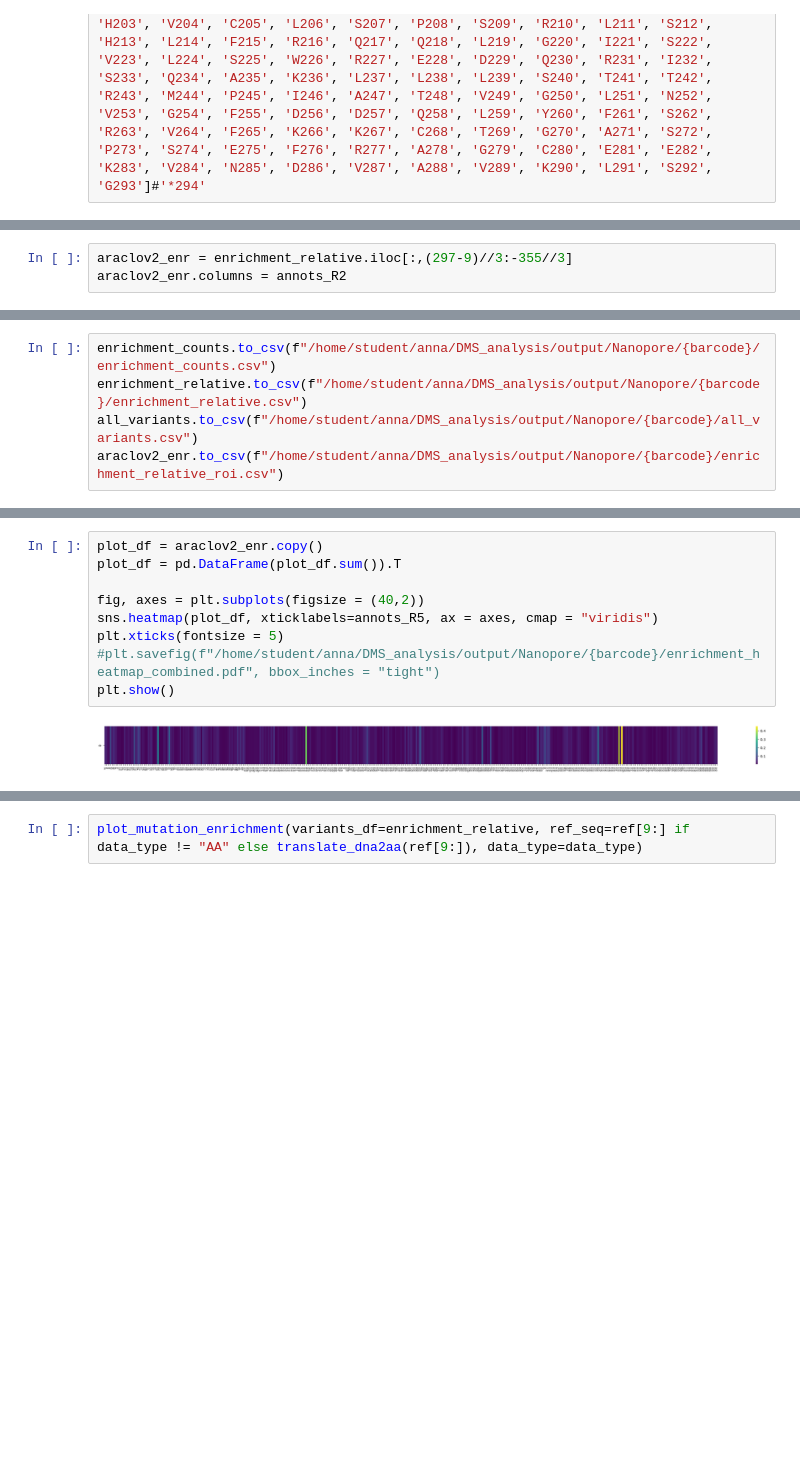
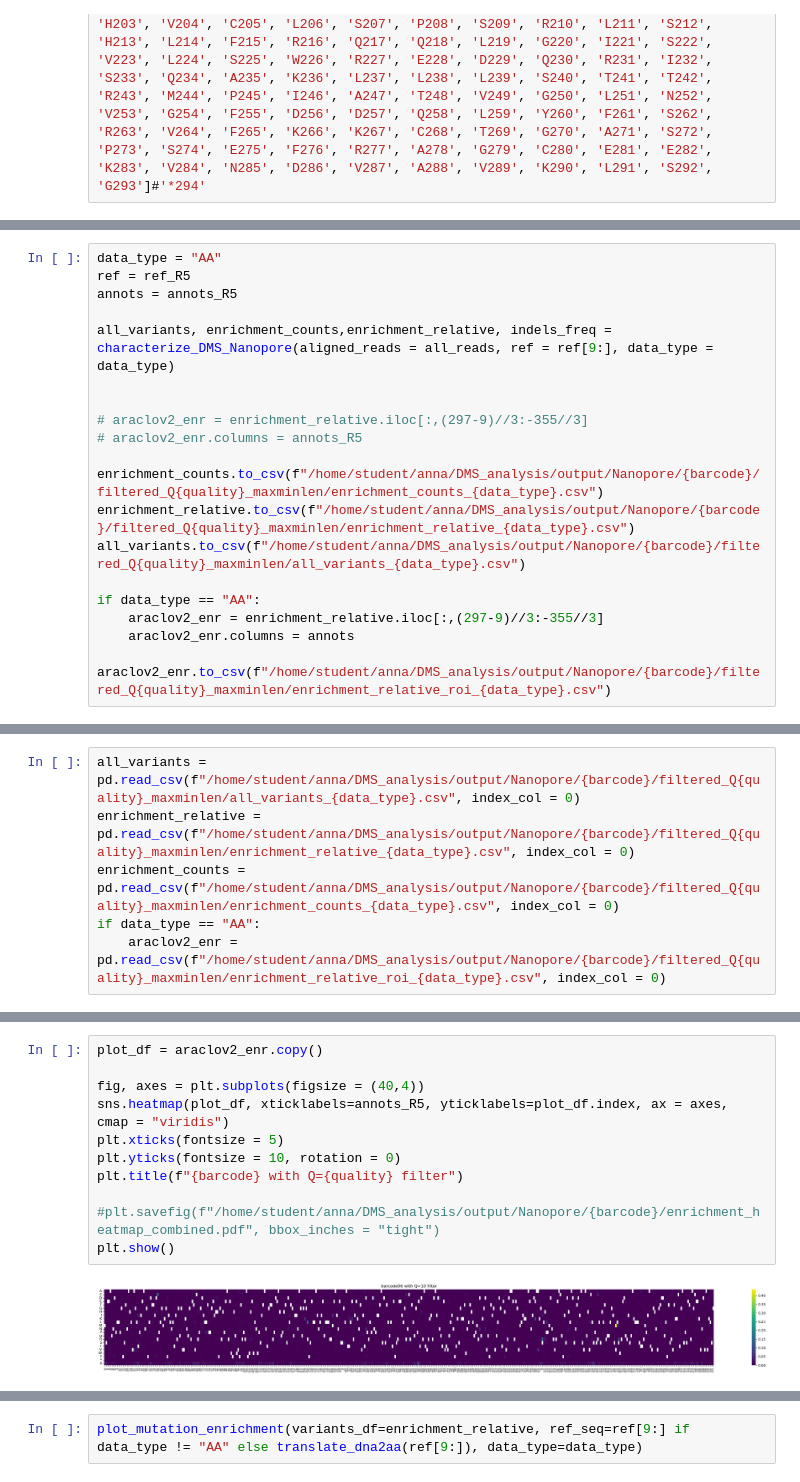
Before and after one commit to AliceHovsepyan/pogo_pance_draft, a Jupyter notebook: Nanopore_analysis.ipynb, the cells around one changed output, grey strips where cells are left out. Drawn from its saved outputs; the diff is of its cells as text; blank space fills up the shorter version.

Commit message:
combine nanopore preprocessing steps

```diff
--- a/Nanopore_analysis.ipynb
+++ b/Nanopore_analysis.ipynb
@@ -109,3 +59,19 @@ all_variants, enrichment_counts,enrichment_relative, indels_freq = characterize_
-# %%
-araclov2_enr = enrichment_relative.iloc[:,(297-9)//3:-355//3]
-araclov2_enr.columns = annots_R2
+# %%
+data_type = "AA"
+ref = ref_R5
+annots = annots_R5
+
+all_variants, enrichment_counts,enrichment_relative, indels_freq = characterize_DMS_Nanopore(aligned_reads = all_reads, ref = ref[9:], data_type = data_type)
+
+
+# araclov2_enr = enrichment_relative.iloc[:,(297-9)//3:-355//3]
+# araclov2_enr.columns = annots_R5
+
+enrichment_counts.to_csv(f"/home/student/anna/DMS_analysis/output/Nanopore/{barcode}/filtered_Q{quality}_maxminlen/enrichment_counts_{data_type}.csv")
+enrichment_relative.to_csv(f"/home/student/anna/DMS_analysis/output/Nanopore/{barcode}/filtered_Q{quality}_maxminlen/enrichment_relative_{data_type}.csv")
+all_variants.to_csv(f"/home/student/anna/DMS_analysis/output/Nanopore/{barcode}/filtered_Q{quality}_maxminlen/all_variants_{data_type}.csv")
+
+if data_type == "AA":
+    araclov2_enr = enrichment_relative.iloc[:,(297-9)//3:-355//3]
+    araclov2_enr.columns = annots
+    araclov2_enr.to_csv(f"/home/student/anna/DMS_analysis/output/Nanopore/{barcode}/filtered_Q{quality}_maxminlen/enrichment_relative_roi_{data_type}.csv")
@@ -112,8 +136,9 @@ araclov2_enr.columns = annots_R2
 # %%
-enrichment_counts.to_csv(f"/home/student/anna/DMS_analysis/output/Nanopore/{barcode}/enrichment_counts.csv")
-enrichment_relative.to_csv(f"/home/student/anna/DMS_analysis/output/Nanopore/{barcode}/enrichment_relative.csv")
-all_variants.to_csv(f"/home/student/anna/DMS_analysis/output/Nanopore/{barcode}/all_variants.csv")
-araclov2_enr.to_csv(f"/home/student/anna/DMS_analysis/output/Nanopore/{barcode}/enrichment_relative_roi.csv")
+all_variants = pd.read_csv(f"/home/student/anna/DMS_analysis/output/Nanopore/{barcode}/filtered_Q{quality}_maxminlen/all_variants_{data_type}.csv", index_col = 0)
+enrichment_relative = pd.read_csv(f"/home/student/anna/DMS_analysis/output/Nanopore/{barcode}/filtered_Q{quality}_maxminlen/enrichment_relative_{data_type}.csv", index_col = 0)
+enrichment_counts = pd.read_csv(f"/home/student/anna/DMS_analysis/output/Nanopore/{barcode}/filtered_Q{quality}_maxminlen/enrichment_counts_{data_type}.csv", index_col = 0)
+if data_type == "AA":
+    araclov2_enr = pd.read_csv(f"/home/student/anna/DMS_analysis/output/Nanopore/{barcode}/filtered_Q{quality}_maxminlen/enrichment_relative_roi_{data_type}.csv", index_col = 0)
 # %%
 coverage_plot(all_variants.sum())
 # %% [output]
@@ -165,11 +204,13 @@ plt.show()
 # %%
 plot_df = araclov2_enr.copy()
-plot_df = pd.DataFrame(plot_df.sum()).T
 
-fig, axes = plt.subplots(figsize = (40,2))
-sns.heatmap(plot_df, xticklabels=annots_R5, ax = axes, cmap = "viridis")
+fig, axes = plt.subplots(figsize = (40,4))
+sns.heatmap(plot_df, xticklabels=annots_R5, yticklabels=plot_df.index, ax = axes, cmap = "viridis")
 plt.xticks(fontsize = 5)
+plt.yticks(fontsize = 10, rotation = 0)
+plt.title(f"{barcode} with Q={quality} filter")
+
 #plt.savefig(f"/home/student/anna/DMS_analysis/output/Nanopore/{barcode}/enrichment_heatmap_combined.pdf", bbox_inches = "tight")
 plt.show()
 # %% [output]
-[figure, old version]
+[figure, new version]
```
Also changed, not shown: parts of 18 cells of this notebook, 6 other files.
